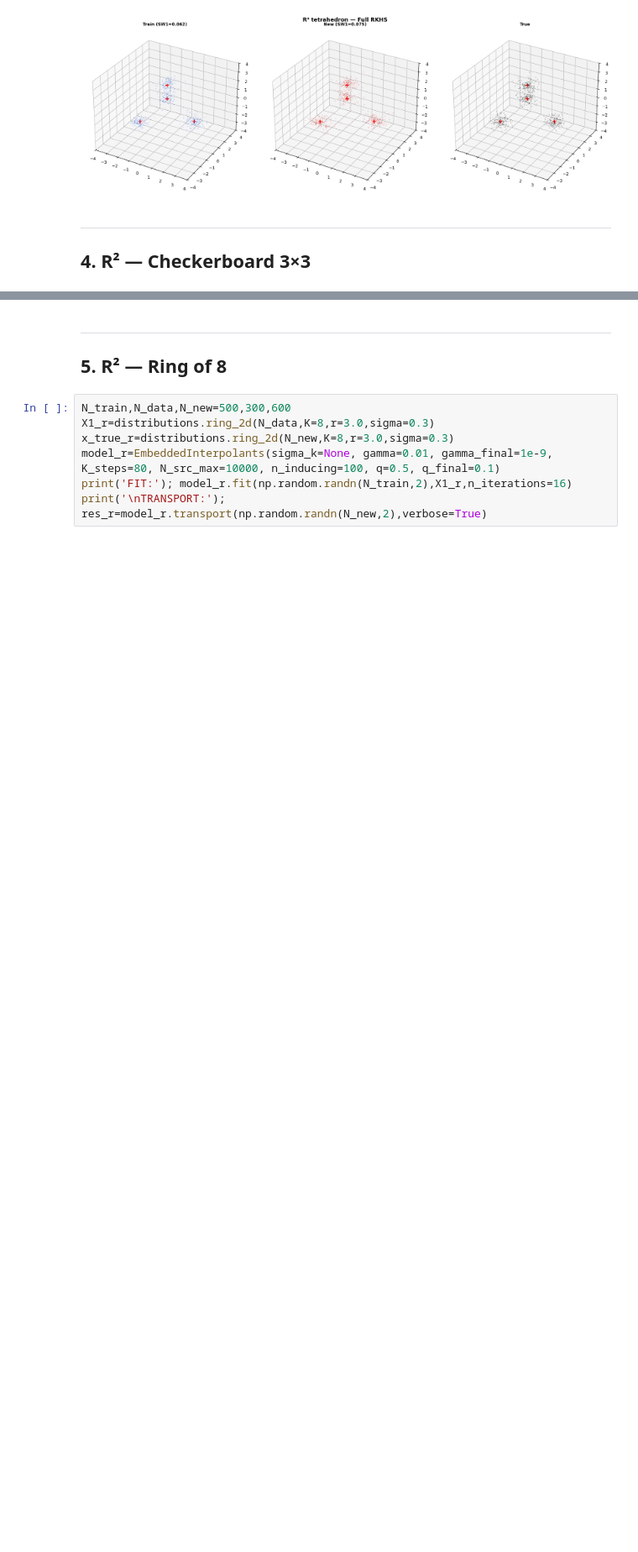
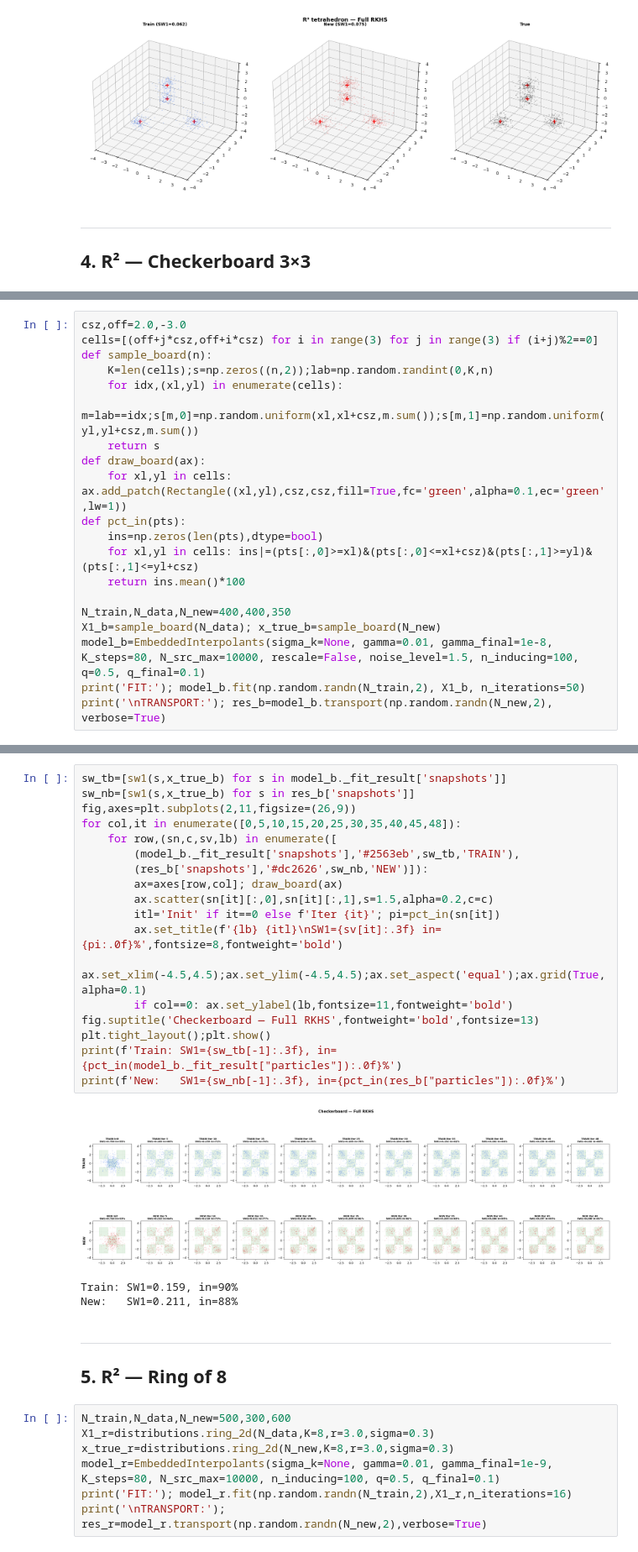
Before and after one commit to RaffoLuca18/Embedded_Interpolants, a Jupyter notebook: experiments/experiments.ipynb, the cells around one changed output, grey strips where cells are left out. Shown at 84% size. Cells and saved outputs as stored; diff of their text form; blank space fills up the shorter version.

```diff
--- a/experiments/experiments.ipynb
+++ b/experiments/experiments.ipynb
@@ -246,0 +247,20 @@ New:   SW1=0.278, in=88%
+# %%
+csz,off=2.0,-3.0
+cells=[(off+j*csz,off+i*csz) for i in range(3) for j in range(3) if (i+j)%2==0]
+def sample_board(n):
+    K=len(cells);s=np.zeros((n,2));lab=np.random.randint(0,K,n)
+    for idx,(xl,yl) in enumerate(cells):
+        m=lab==idx;s[m,0]=np.random.uniform(xl,xl+csz,m.sum());s[m,1]=np.random.uniform(yl,yl+csz,m.sum())
+    return s
+def draw_board(ax):
+    for xl,yl in cells: ax.add_patch(Rectangle((xl,yl),csz,csz,fill=True,fc='green',alpha=0.1,ec='green',lw=1))
+def pct_in(pts):
+    ins=np.zeros(len(pts),dtype=bool)
+    for xl,yl in cells: ins|=(pts[:,0]>=xl)&(pts[:,0]<=xl+csz)&(pts[:,1]>=yl)&(pts[:,1]<=yl+csz)
+    return ins.mean()*100
+
+N_train,N_data,N_new=400,400,350
+X1_b=sample_board(N_data); x_true_b=sample_board(N_new)
+model_b=EmbeddedInterpolants(sigma_k=None, gamma=0.01, gamma_final=1e-8, K_steps=80, N_src_max=10000, rescale=False, noise_level=1.5, n_inducing=100, q=0.5, q_final=0.1)
+print('FIT:'); model_b.fit(np.random.randn(N_train,2), X1_b, n_iterations=50)
+print('\nTRANSPORT:'); res_b=model_b.transport(np.random.randn(N_new,2), verbose=True)
@@ -247,3 +285,25 @@ New:   SW1=0.278, in=88%
+# %%
+sw_tb=[sw1(s,x_true_b) for s in model_b._fit_result['snapshots']]
+sw_nb=[sw1(s,x_true_b) for s in res_b['snapshots']]
+fig,axes=plt.subplots(2,11,figsize=(26,9))
+for col,it in enumerate([0,5,10,15,20,25,30,35,40,45,48]):
+    for row,(sn,c,sv,lb) in enumerate([
+        (model_b._fit_result['snapshots'],'#2563eb',sw_tb,'TRAIN'),
+        (res_b['snapshots'],'#dc2626',sw_nb,'NEW')]):
+        ax=axes[row,col]; draw_board(ax)
+        ax.scatter(sn[it][:,0],sn[it][:,1],s=1.5,alpha=0.2,c=c)
+        itl='Init' if it==0 else f'Iter {it}'; pi=pct_in(sn[it])
+        ax.set_title(f'{lb} {itl}\nSW1={sv[it]:.3f} in={pi:.0f}%',fontsize=8,fontweight='bold')
+        ax.set_xlim(-4.5,4.5);ax.set_ylim(-4.5,4.5);ax.set_aspect('equal');ax.grid(True,alpha=0.1)
+        if col==0: ax.set_ylabel(lb,fontsize=11,fontweight='bold')
+fig.suptitle('Checkerboard — Full RKHS',fontweight='bold',fontsize=13)
+plt.tight_layout();plt.show()
+print(f'Train: SW1={sw_tb[-1]:.3f}, in={pct_in(model_b._fit_result["particles"]):.0f}%')
+print(f'New:   SW1={sw_nb[-1]:.3f}, in={pct_in(res_b["particles"]):.0f}%')
+# %% [output]
+[figure, added]
+Train: SW1=0.159, in=90%
+New:   SW1=0.211, in=88%
 # %% [markdown]
 ---
 ## 5. R² — Ring of 8
```
Also changed, not shown: parts of 3 cells of this notebook, 3 other files.
